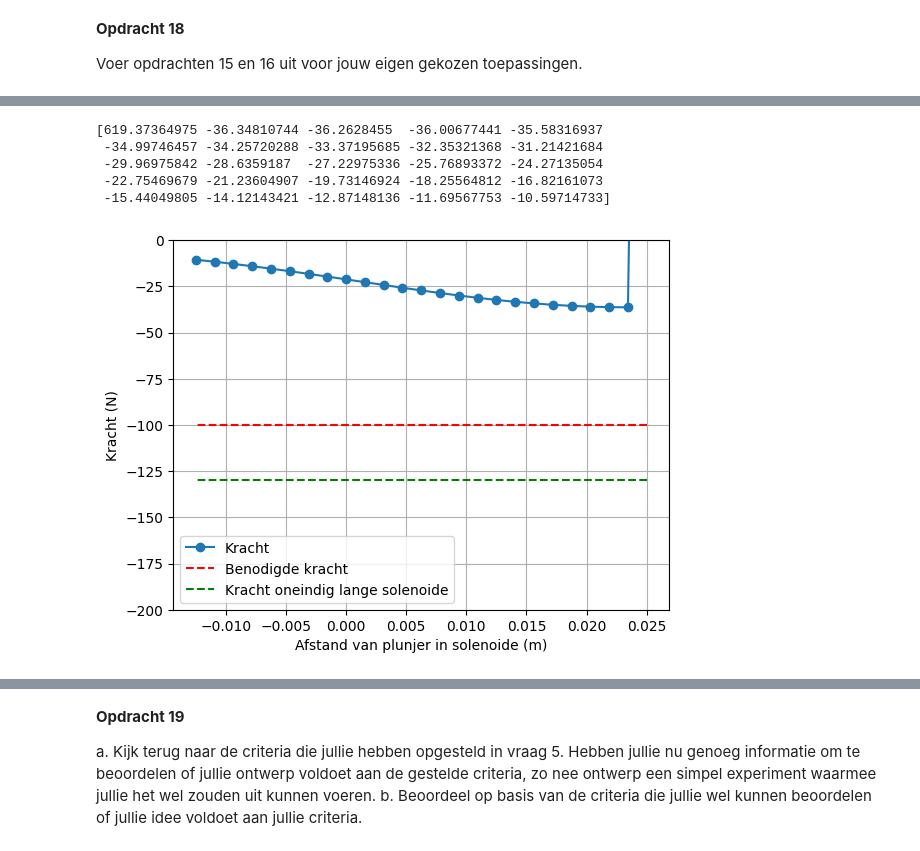
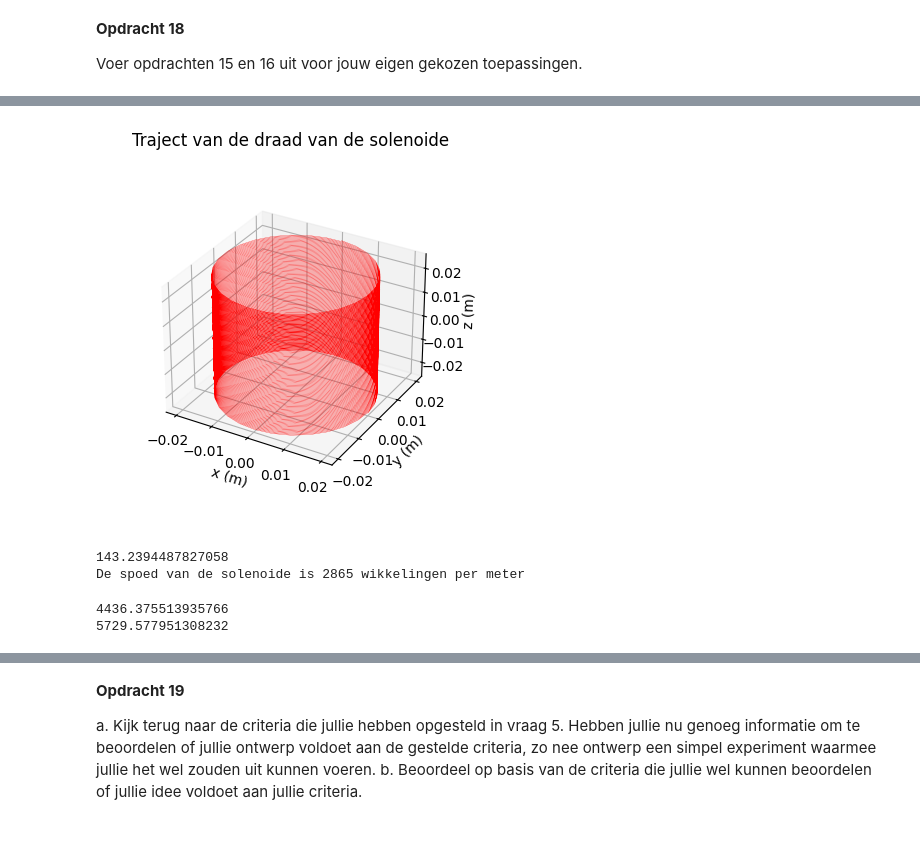
Before and after one commit to tdenooijer26/DEF-T-opdrachten, a Jupyter notebook: 2KrachtactuatorOpdracht/KrachtactuatorOpdracht.ipynb, the cells around one changed output, grey strips where cells are left out. Drawn from its saved outputs; the diff is of its cells as text; code cells hidden in the pictures.

```diff
--- a/2KrachtactuatorOpdracht/KrachtactuatorOpdracht.ipynb
+++ b/2KrachtactuatorOpdracht/KrachtactuatorOpdracht.ipynb
@@ -568,18 +532,46 @@ plt.xlabel('Afstand van plunjer in solenoide (m)'), plt.ylabel('Energie (J)'), p
-# %%
-force_analytical = -mu_0*mu_r*np.pi*r_sol**2*aantal_omwent**2*I**2/2/L_sol**2 # Kracht uitrekenen numeriek
-force_numerical=np.diff(Wz, n=1, append=[0])/(z_ax[1] - z_ax[0]) # Kracht uitrekenen
-
-# Plotting the results
-plt.plot(L_sol/2 - z_ax, np.flipud(force_numerical), '-o', label='Kracht')
-plt.plot(L_sol/2 - z_ax, (-100)*np.ones(n_ax), '--r', label='Benodigde kracht')
-plt.plot(L_sol/2 - z_ax, force_analytical*np.ones(n_ax), '--g', label='Kracht oneindig lange solenoide')
-plt.xlabel('Afstand van plunjer in solenoide (m)'), plt.ylabel('Kracht (N)'), plt.grid(), plt.legend()
-plt.ylim([-200, 0])
-print(np.flipud(force_numerical))
-# %% [output]
-[619.37364975 -36.34810744 -36.2628455  -36.00677441 -35.58316937
- -34.99746457 -34.25720288 -33.37195685 -32.35321368 -31.21421684
- -29.96975842 -28.6359187  -27.22975336 -25.76893372 -24.27135054
- -22.75469679 -21.23604907 -19.73146924 -18.25564812 -16.82161073
- -15.44049805 -14.12143421 -12.87148136 -11.69567753 -10.59714733]
-[figure, removed]
+# %%
+l_draad = 18 # Lengte draad
+r_sol = 0.02 # Straal solenoide
+L_sol = 0.05 # Lengte solenoide
+N = 4000 # Aantal wikkeling
+aantal_omwentelingen = l_draad / (np.pi * 2 * r_sol)
+
+x, y, z = parametrisatie(N,r_sol,aantal_omwentelingen,L_sol)
+
+# Enkele plots
+ax=plt.figure().add_subplot(projection='3d')
+plt.title('Traject van de draad van de solenoide')
+plt.plot(x, y, z, '-r', linewidth=0.2)
+ax.set_box_aspect(aspect=None, zoom=0.8)
+ax.set_xlabel('x (m)'), ax.set_ylabel('y (m)'), ax.set_zlabel('z (m)')
+plt.show()
+
+n = l_draad / (np.pi * 2 * r_sol)
+print(n)
+
+spoed = n / L_sol
+print(f'De spoed van de solenoide is {spoed:.4g} wikkelingen per meter')
+# %% [output]
+[figure, added]
+143.2394487827058
+De spoed van de solenoide is 2865 wikkelingen per meter
+# %%
+###
+###Jullie code hier###
+###
+H_analitisch = spoed * I
+
+r_source = np.column_stack((x,y,z))
+r_field = np.array([0,0,0])
+
+H = 0
+
+for i in range(N-1):
+    dl = r_source[i] - r_source[i+1]
+    H += field_current_element(r_field, r_source[i], dl)
+
+print(np.abs(H[2]))
+print(H_analitisch)
+# %% [output]
+4436.375513935766
+5729.577951308232
```
Also changed, not shown: parts of 14 cells of this notebook.
